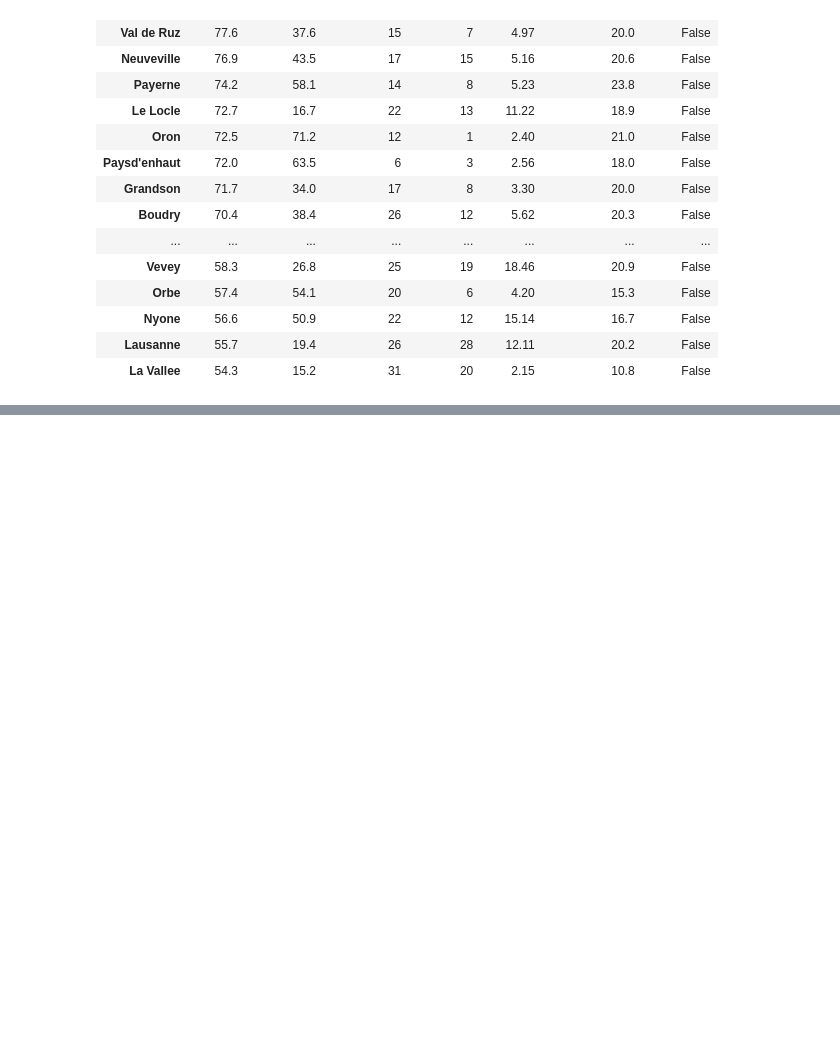
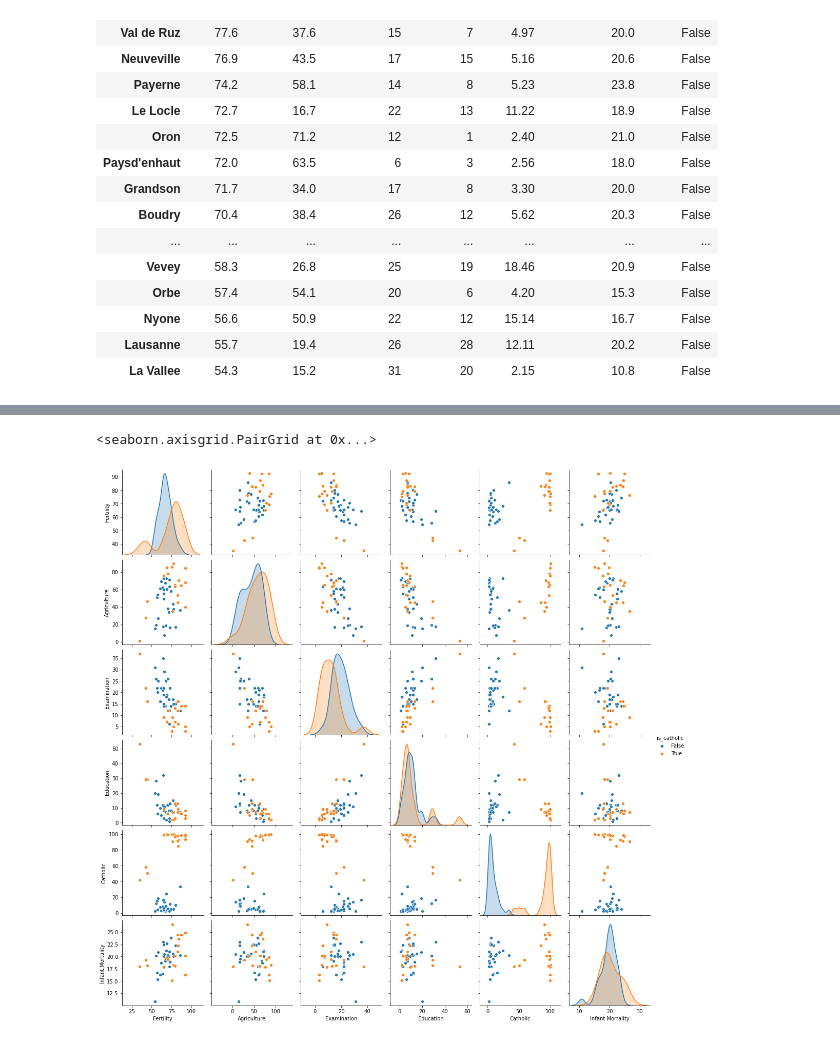
Before and after one commit to CSolitaire/numpy-pandas-visualization-exercises, a Jupyter notebook: seaborn_exercises.ipynb, the cells around one changed output, grey strips where cells are left out. Saved outputs shown, nothing was run; the diff lists cells and outputs as text; code cells hidden in the pictures; blank space fills up the shorter version.

```diff
--- a/seaborn_exercises.ipynb
+++ b/seaborn_exercises.ipynb
@@ -357,2 +388,7 @@ plt.show()
 # %%
 #  3c. What measure correlates most strongly with fertility?
+
+sns.pairplot(swiss, hue = 'is_catholic')
+# %% [output]
+<seaborn.axisgrid.PairGrid at 0x...>
+[figure, added]
```
Also changed, not shown: parts of 8 cells of this notebook.
